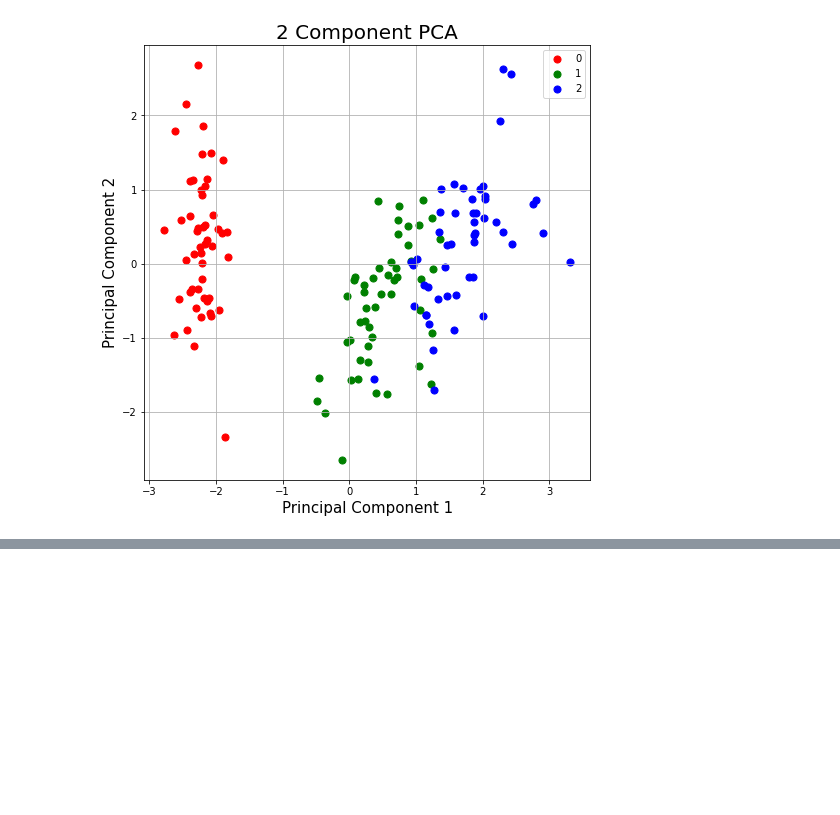
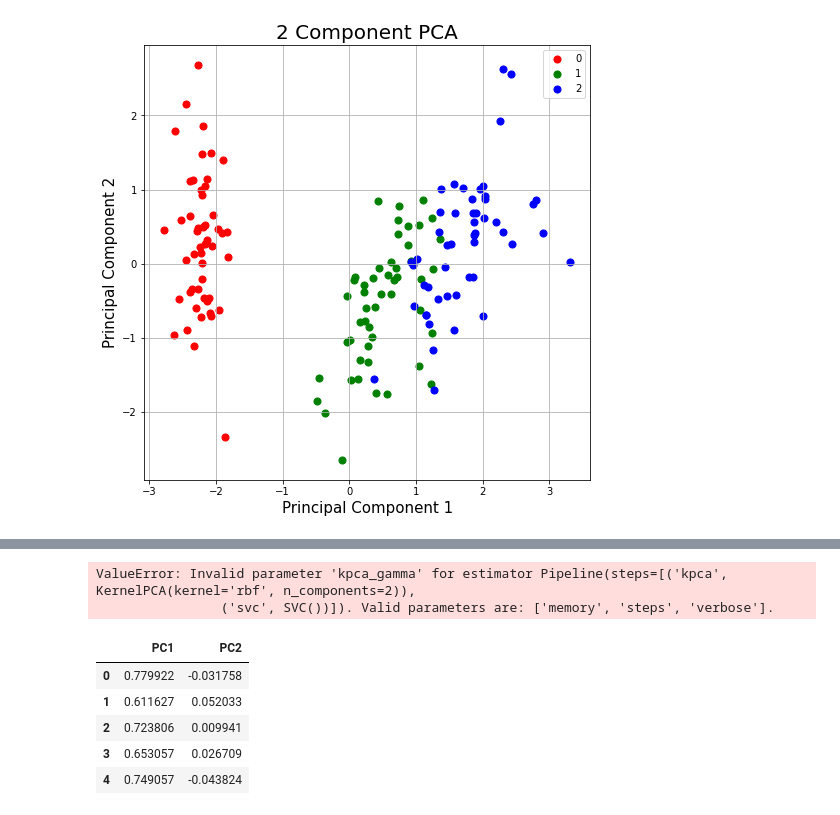
Before and after one commit to yared-shewarade/Machine_Learnig_Project, a Jupyter notebook: Dimensionality/PCA.ipynb, the cells around one changed output, grey strips where cells are left out. Saved outputs shown, nothing was run; the diff lists cells and outputs as text; code cells hidden in the pictures; blank space fills up the shorter version.

```diff
--- a/Dimensionality/PCA.ipynb
+++ b/Dimensionality/PCA.ipynb
@@ -96,0 +101,22 @@ ax.grid()
+# %%
+from sklearn.pipeline import Pipeline
+
+# Create kpca instance
+kpca = KernelPCA(n_components=2, kernel='rbf')
+
+# Build a pipeline with PCA and SVC
+pipeline = Pipeline([("kpca", kpca), ("svc", SVC())])
+
+
+# Select parameters range for kpca
+# Select all values from 0.03 to 0.05 incremented by 0.001
+kpca_params = [{"kpca__gamma": np.arange(0.03, 0.05, 0.001)}]
+# %%
+# Tune the gamma hyperparameter
+
+kpca_tune = GridSearchCV(pipeline, kpca_params, cv=5)
+kpca_tune.fit(x, y)
+kpca_tune.best_params_
+# %% [output]
+ValueError: Invalid parameter 'kpca_gamma' for estimator Pipeline(steps=[('kpca', KernelPCA(kernel='rbf', n_components=2)),
+                ('svc', SVC())]). Valid parameters are: ['memory', 'steps', 'verbose'].
@@ -96,0 +128,10 @@ ax.grid()
+# %%
+principalComponents = pd.DataFrame(data=principalComponents, columns=['PC1', 'PC2'])
+principalComponents.head()
+# %% [output]
+|  | PC1 | PC2 |
+| 0 | 0.779922 | -0.031758 |
+| 1 | 0.611627 | 0.052033 |
+| 2 | 0.723806 | 0.009941 |
+| 3 | 0.653057 | 0.026709 |
+| 4 | 0.749057 | -0.043824 |
```
Also changed, not shown: parts of 4 cells of this notebook.
